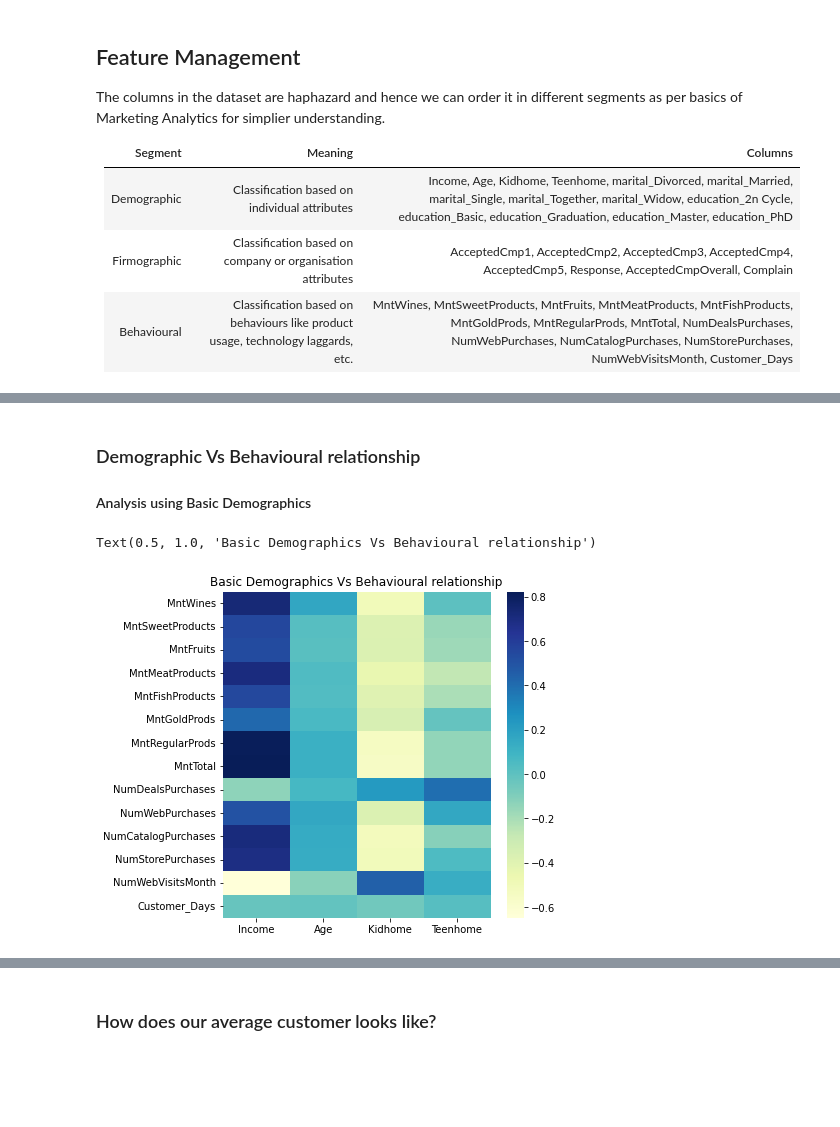
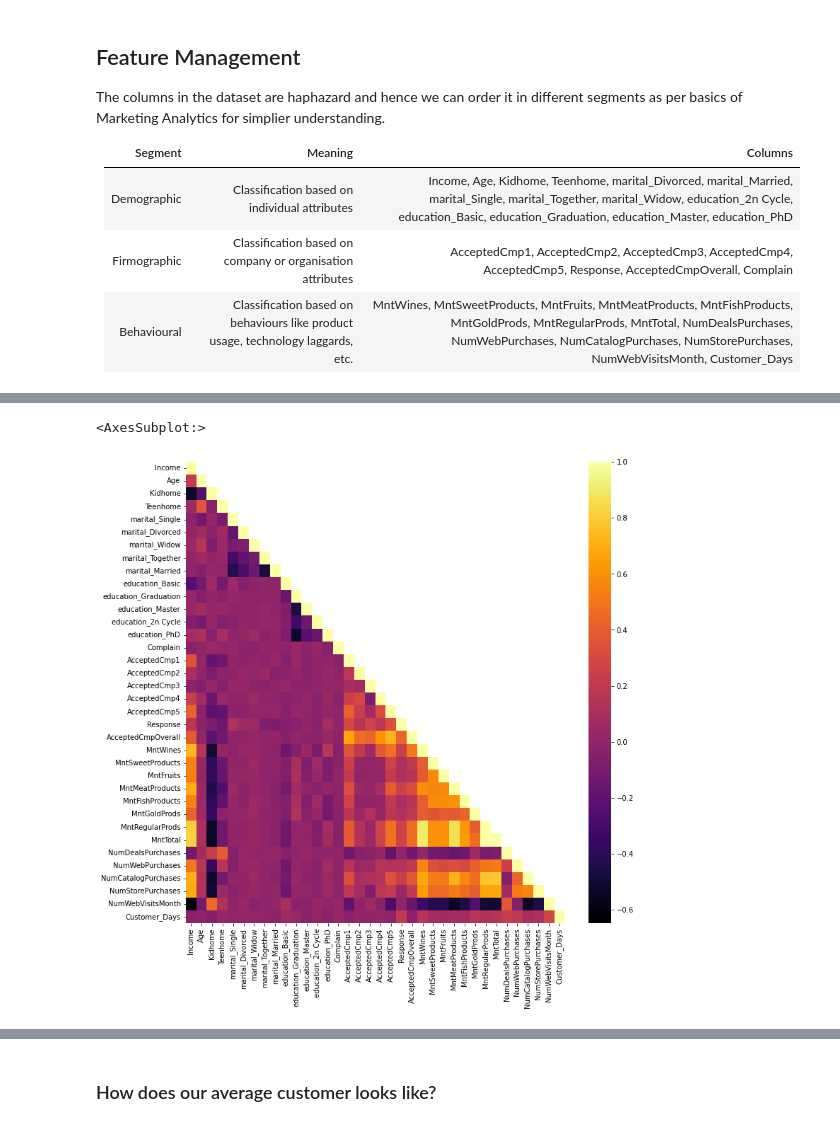
Before and after one commit to palit-dev/Data-Analytics, a Jupyter notebook: Exploratory-Data-Analytics/exploratory-data-analysis.ipynb, the cells around one changed output, grey strips where cells are left out. Cells and saved outputs as stored; diff of their text form; code cells hidden in the pictures; blank space fills up the shorter version.

```diff
--- a/Exploratory-Data-Analytics/exploratory-data-analysis.ipynb
+++ b/Exploratory-Data-Analytics/exploratory-data-analysis.ipynb
@@ -91,20 +93,8 @@ del data
 # %%
 df = pd.read_csv('./Data/cleaned-data.csv')
 correlation = df.corr()
+plt.figure(figsize=(12,12))
+sns.heatmap(correlation, cmap='inferno', mask=np.triu(correlation, k=1))
+# %% [output]
+<AxesSubplot:>
+[figure, added]
-# %% [markdown]
-### Demographic Vs Behavioural relationship
-
-#### Analysis using Basic Demographics
-# %%
-startx = correlation.columns.get_loc('Income')
-endx = correlation.columns.get_loc('Teenhome') +1
-
-starty = correlation.columns.get_loc('MntWines')
-endy = correlation.columns.get_loc('Customer_Days') + 1
-
-plt.figure(figsize=(6,6))
-sns.heatmap(correlation.iloc[starty:endy, startx:endx], cmap="YlGnBu")
-plt.title('Basic Demographics Vs Behavioural relationship')
-# %% [output]
-Text(0.5, 1.0, 'Basic Demographics Vs Behavioural relationship')
-[figure, removed]
```
Also changed, not shown: parts of 39 cells of this notebook, 2 other files.
